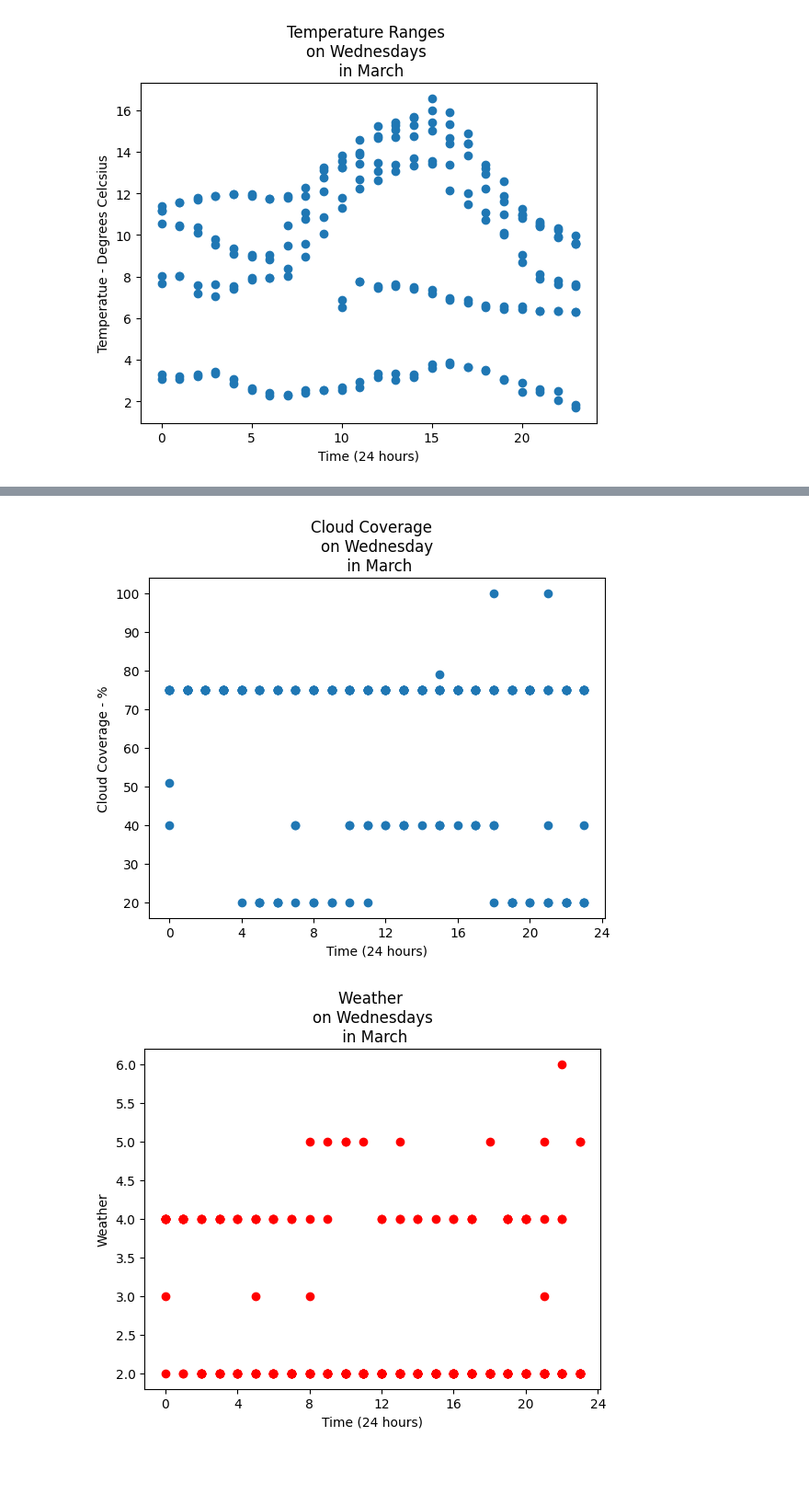
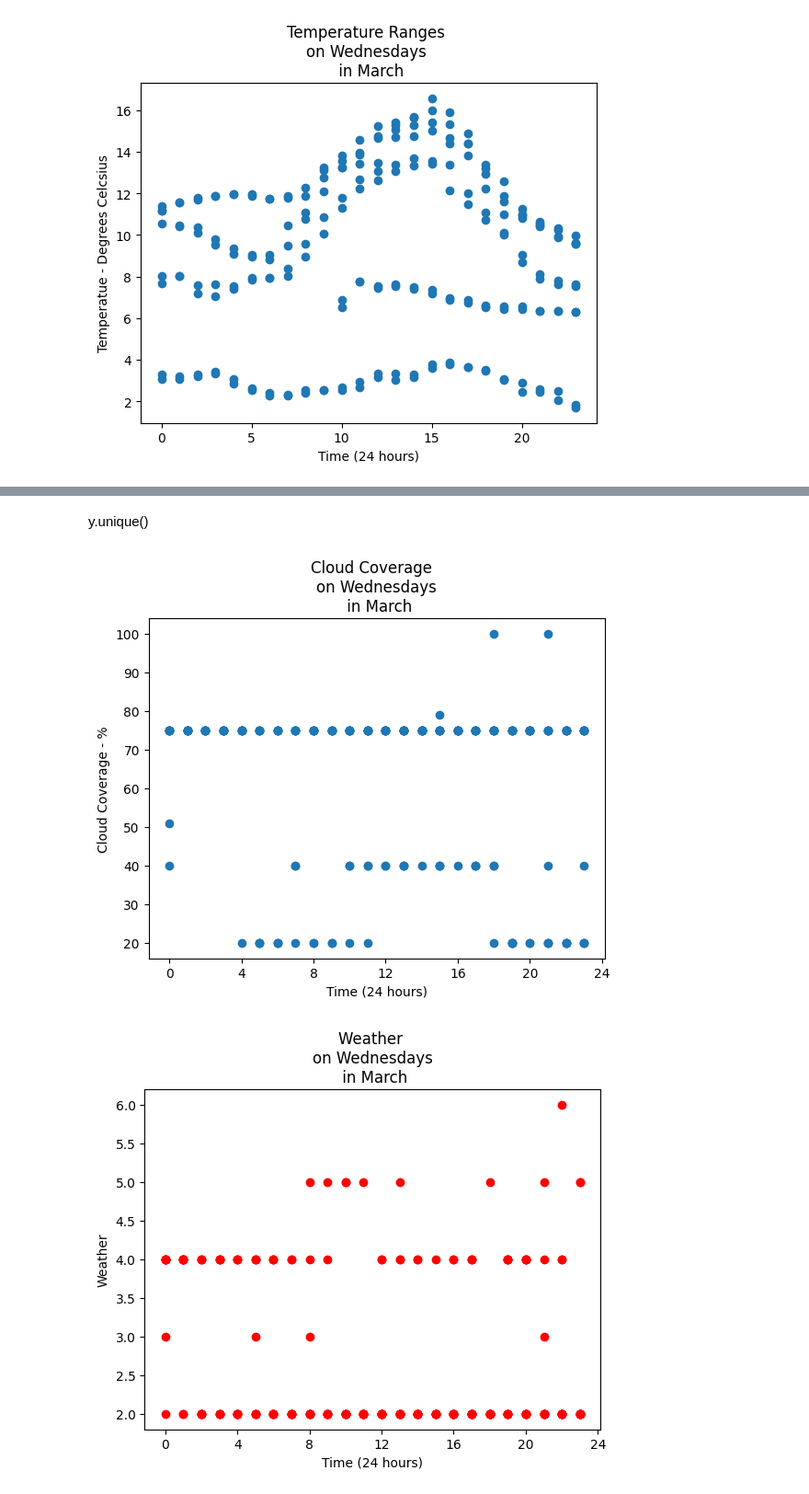
Before and after one commit to ddrangers/Dublin-Bikes-Helper, a Jupyter notebook: MachineLearn_DBH/db_ml_2.ipynb, the cells around one changed output, grey strips where cells are left out. Shown at 92% size. Drawn from its saved outputs; the diff is of its cells as text; code cells hidden in the pictures; blank space fills up the shorter version.

```diff
--- a/MachineLearn_DBH/db_ml_2.ipynb
+++ b/MachineLearn_DBH/db_ml_2.ipynb
@@ -337,7 +202,4 @@ OK
 # %%
-#Convert from Kelvin to Celcsius
-dfw["temp"] = dfw["temp"]-273.15
-dfw["temp_feel"] = dfw["temp_feel"]-273.15
-
-#dfw["wind_speed"].unique()
-dfw["weather_main"].unique()
+#Convert from Kelvin to Celcius
+dfw["tempcel"] = dfw["temp"]-273.15
+dfw["tempcel_feel"] = dfw["temp_feel"]-273.15
@@ -347,3 +205,0 @@ array(['Clouds', 'Rain', 'Drizzle', 'Snow', 'Clear', 'Mist', 'Fog'],
-# %%
-dfw['temp_check'] = (dfw['temp']==0)
-dfw["temp"].loc[dfw['temp_check']]
@@ -398,21 +240,23 @@ array([10.45, 12.25,  3.19,  9.88,  6.36,  2.45, 10.08,  2.61, 13.25,
+# %% [markdown]
+y.unique()
 # %%
 #Set X and Y plot
 x =dfw['HOUR'].loc[dfw['time_select']]
 y = dfw["clouds"].loc[dfw['time_select']]
 
 #Create Plot
-plt.title(f'Cloud Coverage  \non {convert_day(day_num-1)}\n in {convert_month(day_num-1)}')
+plt.title(f'Cloud Coverage  \non {convert_day(day_num-1)}s\n in {convert_month(day_num-1)}')
 plt.xlabel("Time (24 hours)")
 plt.ylabel("Cloud Coverage - %")
 ytick = np.array([0,10,20,30,40,50,60,70,80,90,100])
 xtick = np.array([0,4,8,12,16,20,24])
 plt.xticks(xtick)
 plt.yticks(ytick)
 #plt.xlim(0,24)
 plt.scatter(x,y)
 plt.show()
 # %% [output]
-[figure, old version]
+[figure, new version]
 # %%
 #Set X and Y plot
 x =dfw['HOUR'].loc[dfw['time_select']]
```
Also changed, not shown: parts of 137 cells of this notebook, 7 other files.
